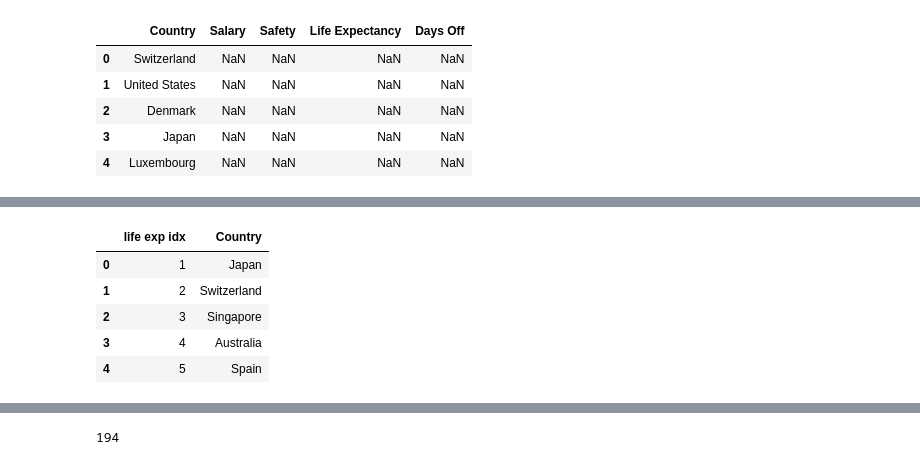
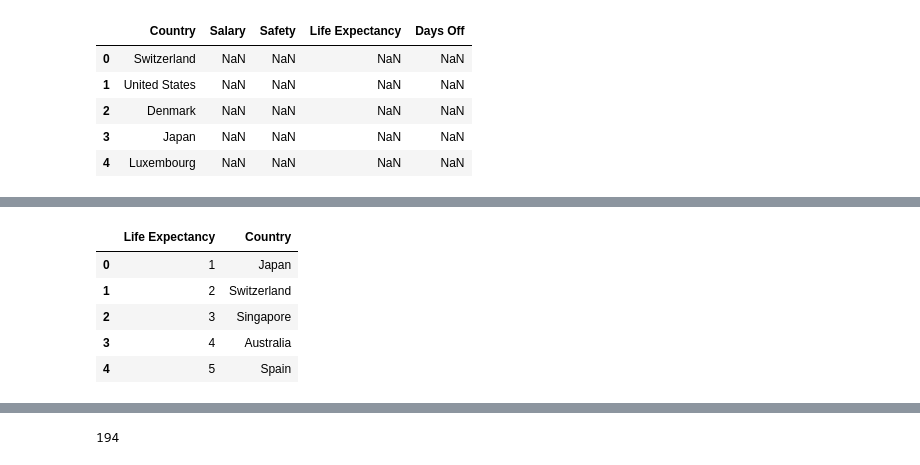
Before and after one commit to mik0why/PlaceToLive, a Jupyter notebook: Salary_Notebook.ipynb, the cells around one changed output, grey strips where cells are left out. Saved outputs shown, nothing was run; the diff lists cells and outputs as text; code cells hidden in the pictures.

```diff
--- a/Salary_Notebook.ipynb
+++ b/Salary_Notebook.ipynb
@@ -119,12 +121,12 @@ Safety
 # %%
 #already sorted
 
 life_exp = pd.read_csv("scrapers/life-exp.csv", delimiter = ';', header = None, index_col = False)
-life_exp.rename(columns = {0: 'life exp idx', 1: 'Country', 2: 'Predicted Score'}, inplace = True)
+life_exp.rename(columns = {0: 'Life Expectancy', 1: 'Country', 2: 'Predicted Score'}, inplace = True)
 life_exp.drop(columns = "Predicted Score", inplace = True)
 life_exp.head()
 # %% [output]
-|  | life exp idx | Country |
+|  | Life Expectancy | Country |
 | 0 | 1 | Japan |
 | 1 | 2 | Switzerland |
 | 2 | 3 | Singapore |
```
Also changed, not shown: parts of 17 cells of this notebook.
